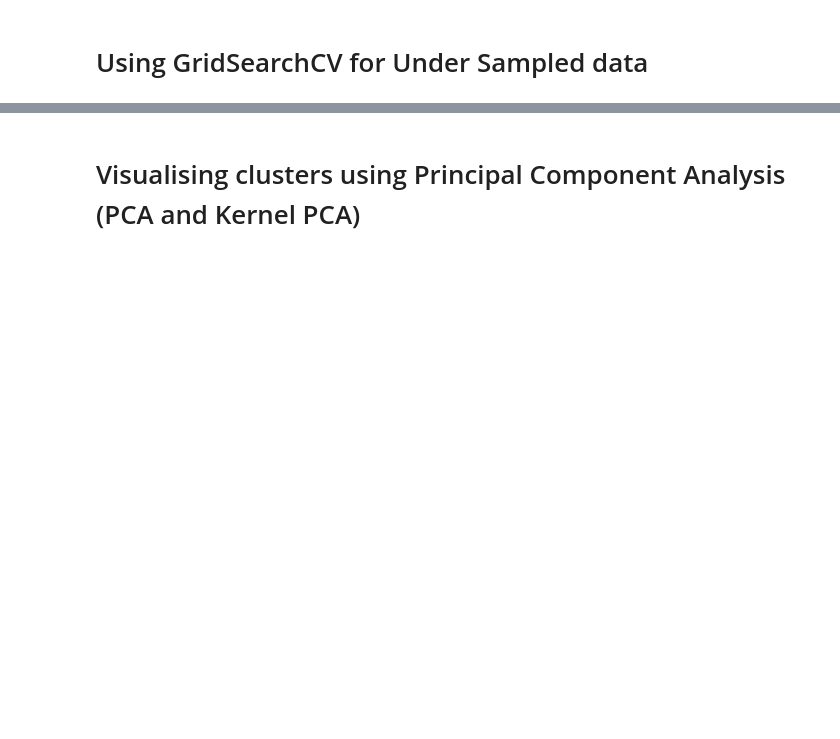
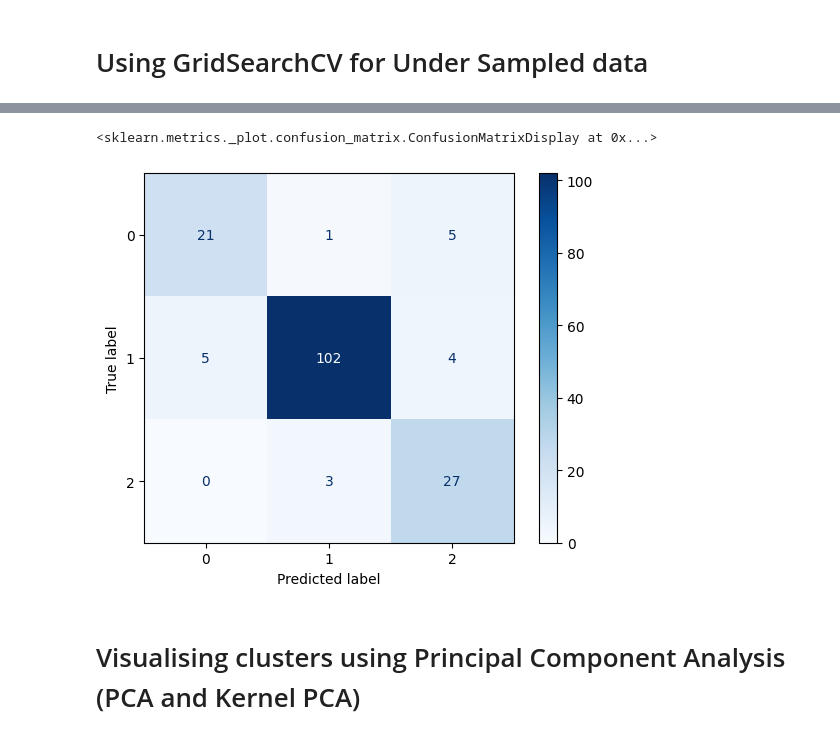
Before and after one commit to VISHNU-SHREERAM/ML-Project, a Jupyter notebook: notebooks/endsem.ipynb, the cells around one changed output, grey strips where cells are left out. Cells and saved outputs as stored; diff of their text form; code cells hidden in the pictures; blank space fills up the shorter version.

```diff
--- a/notebooks/endsem.ipynb
+++ b/notebooks/endsem.ipynb
@@ -329,16 +497,14 @@ confusion_matrix(y_test, y_pred)
 # %% [markdown]
 # Using GridSearchCV for hyper parameter tuning
 # %%
-from src.hyperparameter_tuning import run_grid_search_svc
-
-gammaValues = ['scale', 'auto']
+gammaValues = ["scale", "auto"]
 cvals = [1e-5, 1e-4, 1e-3, 0.01, 0.1, 1, 10]
 param_grid = {
-    'kernel': ['linear', 'rbf', 'poly'],
-    'C': cvals,
-    'degree': [i for i in range(1, 5)],
-    'gamma': gammaValues,
-    'decision_function_shape': ['ovo', 'ovr']
+    "kernel": ["linear", "rbf", "poly"],
+    "C": cvals,
+    "degree": [i for i in range(1, 5)],
+    "gamma": gammaValues,
+    "decision_function_shape": ["ovo", "ovr"],
 }
 # %%
 grid_clf = run_grid_search_svc(X_train, y_train, param_grid)
@@ -375,5 +664,10 @@ print('Classification Report after using grid search CV on SMOTE data\n', classi
 # %%
-confusion_matrix(y_true = y_test, y_pred = y_pred)
+ConfusionMatrixDisplay(confusion_matrix(y_true=y_test, y_pred=y_pred)).plot(
+    cmap=plt.cm.Blues
+)
+# %% [output]
+<sklearn.metrics._plot.confusion_matrix.ConfusionMatrixDisplay at 0x...>
+[figure, added]
 # %% [markdown]
 # Visualising clusters using Principal Component Analysis (PCA and Kernel PCA)
 # %%
```
Also changed, not shown: parts of 78 cells of this notebook, 11 other files.
